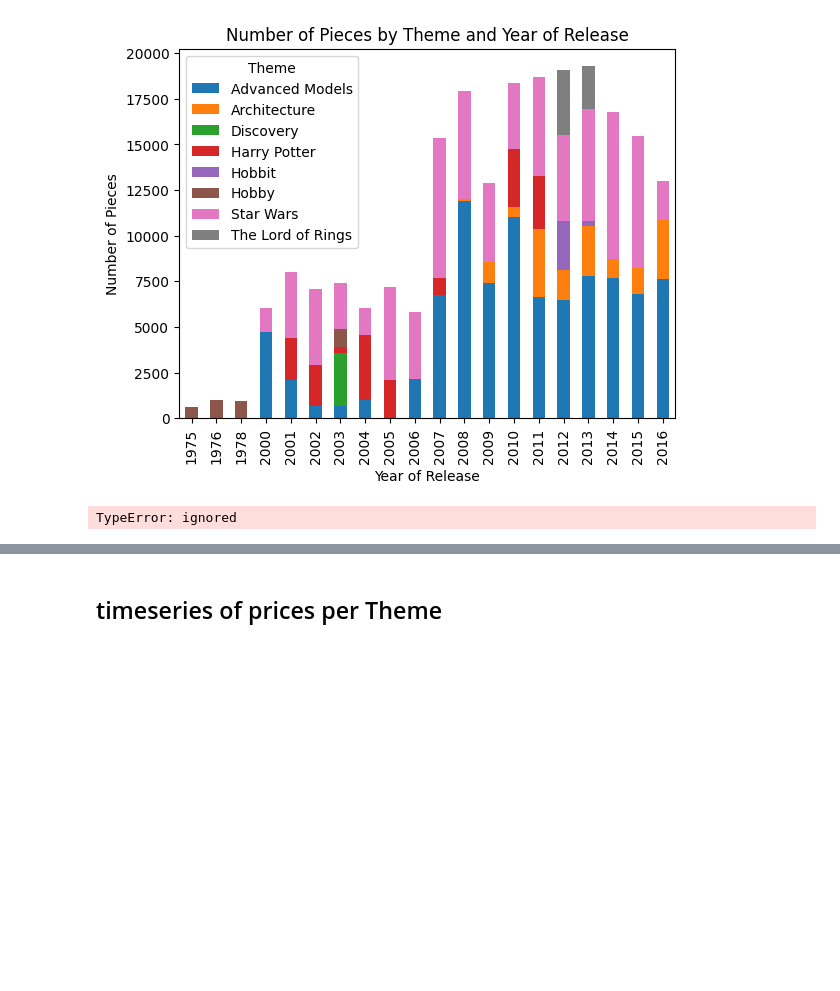
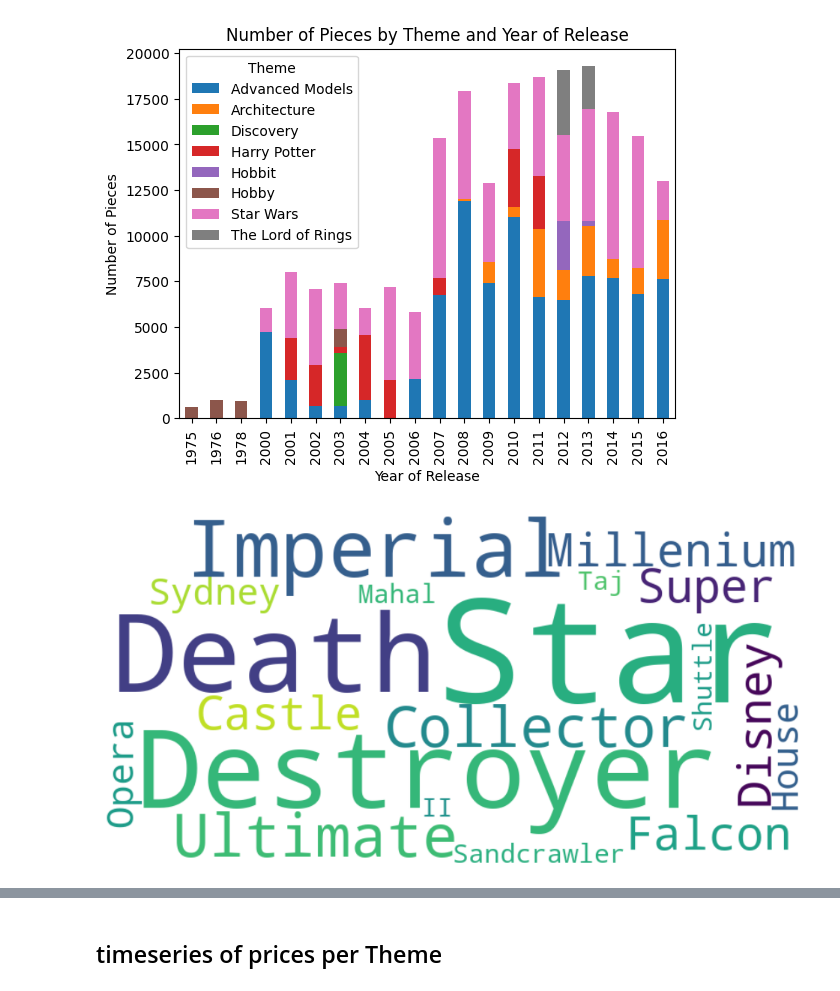
Before and after one commit to ikwabia/LEGO-SETS, a Jupyter notebook: Lego_sets.ipynb, the cells around one changed output, grey strips where cells are left out. Drawn from its saved outputs; the diff is of its cells as text; code cells hidden in the pictures; blank space fills up the shorter version.

```diff
--- a/Lego_sets.ipynb
+++ b/Lego_sets.ipynb
@@ -16,6 +10,5 @@ Saving DiB small sample Dec 2015 - Apr 2019 prices.xlsx to DiB small sample Dec
 # %%
-
-df = pd.read_excel('/content/DiB small sample Dec 2015 - Apr 2019 prices.xlsx')
+df = pd.read_excel('/DiB small sample Dec 2015 - Apr 2019 prices.xlsx')
 # %%
 df
 # %% [output]
@@ -181,22 +178,22 @@ plt.show()
 # %%
 #Top 10 Expensive Sets
 # Sort the data by secondary market prices in descending order
 
-df_sorted = df_cleaned.sort_values(by='Retail price at release ($)', ascending=False)
+df_sorted = df.sort_values(by ='Retail price at release ($)', ascending=False)
 
 # Get the names of the top 10 most expensive sets
 top_names = df_sorted.head(10)['Name']
 
 # Combine the names of the top 10 most expensive sets into a single string
 text = ' '.join(top_names)
 
 # Create a word cloud
 wordcloud = WordCloud(width=800, height=400, background_color='white').generate(text)
 plt.figure(figsize=(12, 10))
 plt.imshow(wordcloud, interpolation='bilinear')
 plt.axis('off')
 plt.show()
 # %% [output]
-TypeError: ignored
+[figure, added]
 # %%
 #Top 10 Cheapest Sets
```
Also changed, not shown: parts of 23 cells of this notebook.
